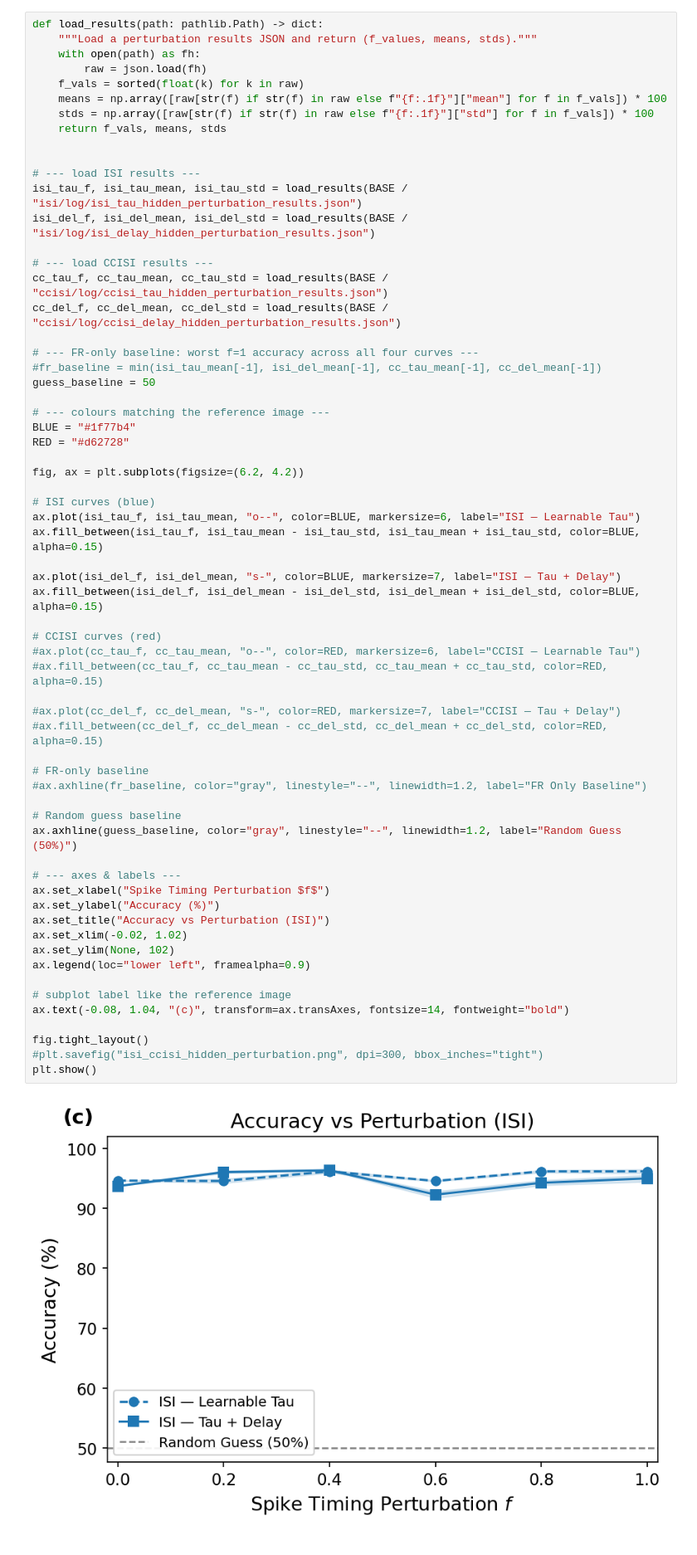
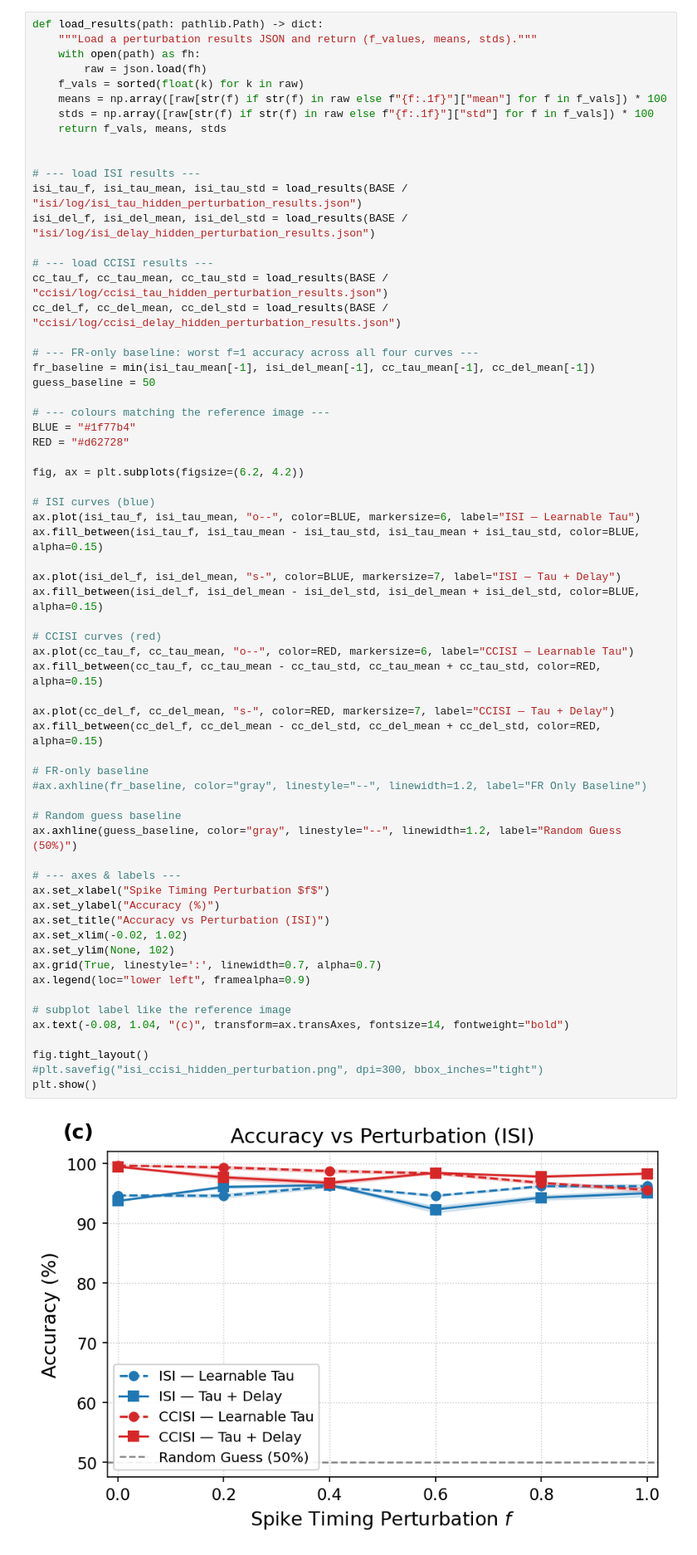
Before and after one commit to Laaaaack/beyond-beyond-rate, a Jupyter notebook: my_project/code/synthetic/result_visualization.ipynb, the cells around one changed output. Shown at 83% size. Saved outputs shown, nothing was run; the diff lists cells and outputs as text.

Commit message:
ccisi experiment tested

```diff
--- a/my_project/code/synthetic/result_visualization.ipynb
+++ b/my_project/code/synthetic/result_visualization.ipynb
@@ -316,7 +316,7 @@ cc_tau_f, cc_tau_mean, cc_tau_std = load_results(BASE / "ccisi/log/ccisi_tau_hid
 cc_del_f, cc_del_mean, cc_del_std = load_results(BASE / "ccisi/log/ccisi_delay_hidden_perturbation_results.json")
 
 # --- FR-only baseline: worst f=1 accuracy across all four curves ---
-#fr_baseline = min(isi_tau_mean[-1], isi_del_mean[-1], cc_tau_mean[-1], cc_del_mean[-1])
+fr_baseline = min(isi_tau_mean[-1], isi_del_mean[-1], cc_tau_mean[-1], cc_del_mean[-1])
 guess_baseline = 50
 
 # --- colours matching the reference image ---
@@ -329,38 +329,39 @@ fig, ax = plt.subplots(figsize=(6.2, 4.2))
 ax.plot(isi_tau_f, isi_tau_mean, "o--", color=BLUE, markersize=6, label="ISI — Learnable Tau")
 ax.fill_between(isi_tau_f, isi_tau_mean - isi_tau_std, isi_tau_mean + isi_tau_std, color=BLUE, alpha=0.15)
 
 ax.plot(isi_del_f, isi_del_mean, "s-", color=BLUE, markersize=7, label="ISI — Tau + Delay")
 ax.fill_between(isi_del_f, isi_del_mean - isi_del_std, isi_del_mean + isi_del_std, color=BLUE, alpha=0.15)
 
 # CCISI curves (red)
-#ax.plot(cc_tau_f, cc_tau_mean, "o--", color=RED, markersize=6, label="CCISI — Learnable Tau")
-#ax.fill_between(cc_tau_f, cc_tau_mean - cc_tau_std, cc_tau_mean + cc_tau_std, color=RED, alpha=0.15)
+ax.plot(cc_tau_f, cc_tau_mean, "o--", color=RED, markersize=6, label="CCISI — Learnable Tau")
+ax.fill_between(cc_tau_f, cc_tau_mean - cc_tau_std, cc_tau_mean + cc_tau_std, color=RED, alpha=0.15)
 
-#ax.plot(cc_del_f, cc_del_mean, "s-", color=RED, markersize=7, label="CCISI — Tau + Delay")
-#ax.fill_between(cc_del_f, cc_del_mean - cc_del_std, cc_del_mean + cc_del_std, color=RED, alpha=0.15)
+ax.plot(cc_del_f, cc_del_mean, "s-", color=RED, markersize=7, label="CCISI — Tau + Delay")
+ax.fill_between(cc_del_f, cc_del_mean - cc_del_std, cc_del_mean + cc_del_std, color=RED, alpha=0.15)
 
 # FR-only baseline
 #ax.axhline(fr_baseline, color="gray", linestyle="--", linewidth=1.2, label="FR Only Baseline")
 
 # Random guess baseline
 ax.axhline(guess_baseline, color="gray", linestyle="--", linewidth=1.2, label="Random Guess (50%)")
 
 # --- axes & labels ---
 ax.set_xlabel("Spike Timing Perturbation $f$")
 ax.set_ylabel("Accuracy (%)")
 ax.set_title("Accuracy vs Perturbation (ISI)")
 ax.set_xlim(-0.02, 1.02)
 ax.set_ylim(None, 102)
+ax.grid(True, linestyle=':', linewidth=0.7, alpha=0.7)
 ax.legend(loc="lower left", framealpha=0.9)
 
 # subplot label like the reference image
 ax.text(-0.08, 1.04, "(c)", transform=ax.transAxes, fontsize=14, fontweight="bold")
 
 fig.tight_layout()
 #plt.savefig("isi_ccisi_hidden_perturbation.png", dpi=300, bbox_inches="tight")
 plt.show()
 # %% [output]
-[figure, old version]
+[figure, new version]
 # %% [markdown]
 ## Coincidence - Example Spike Rasters
 
```
Also changed, not shown: 20 other files.
